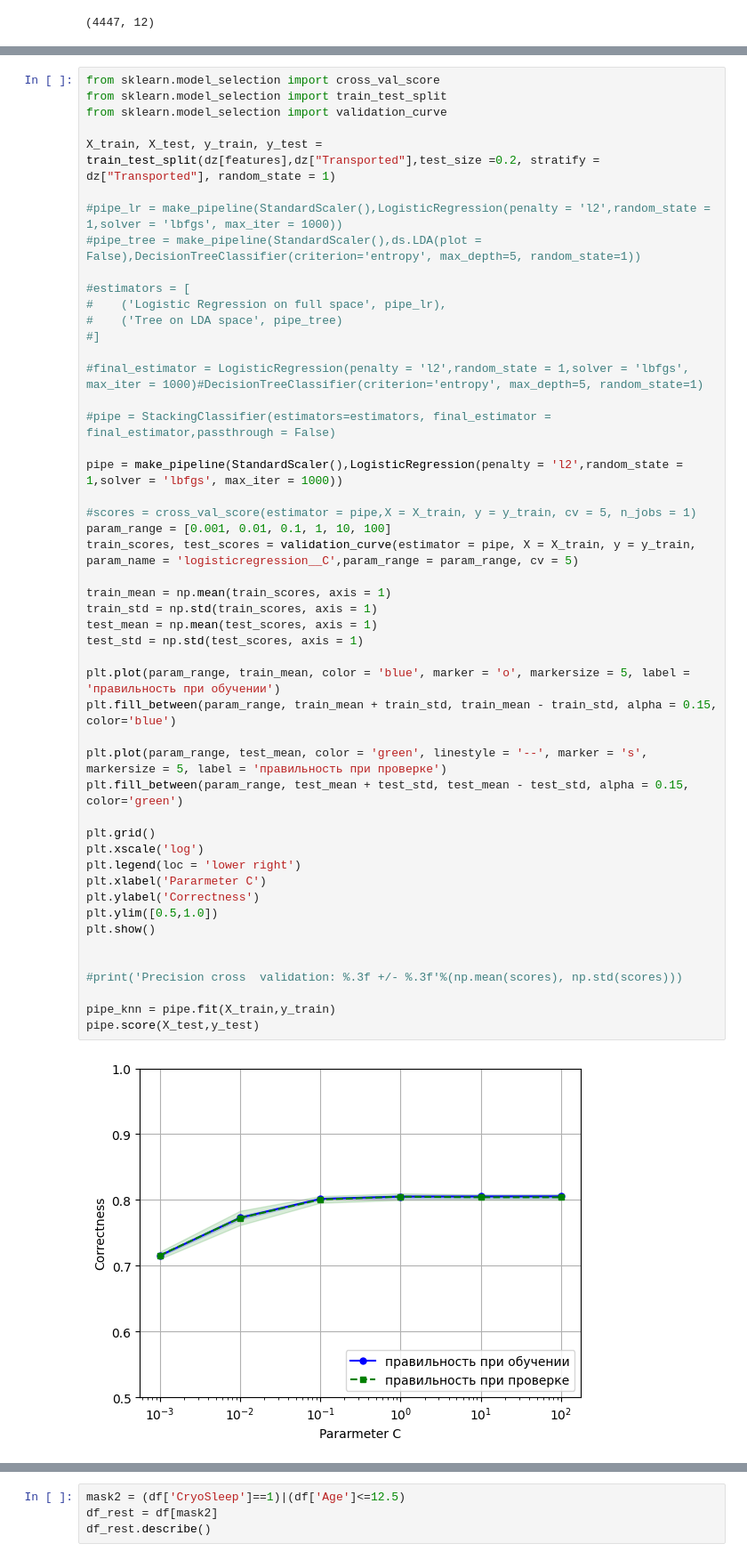
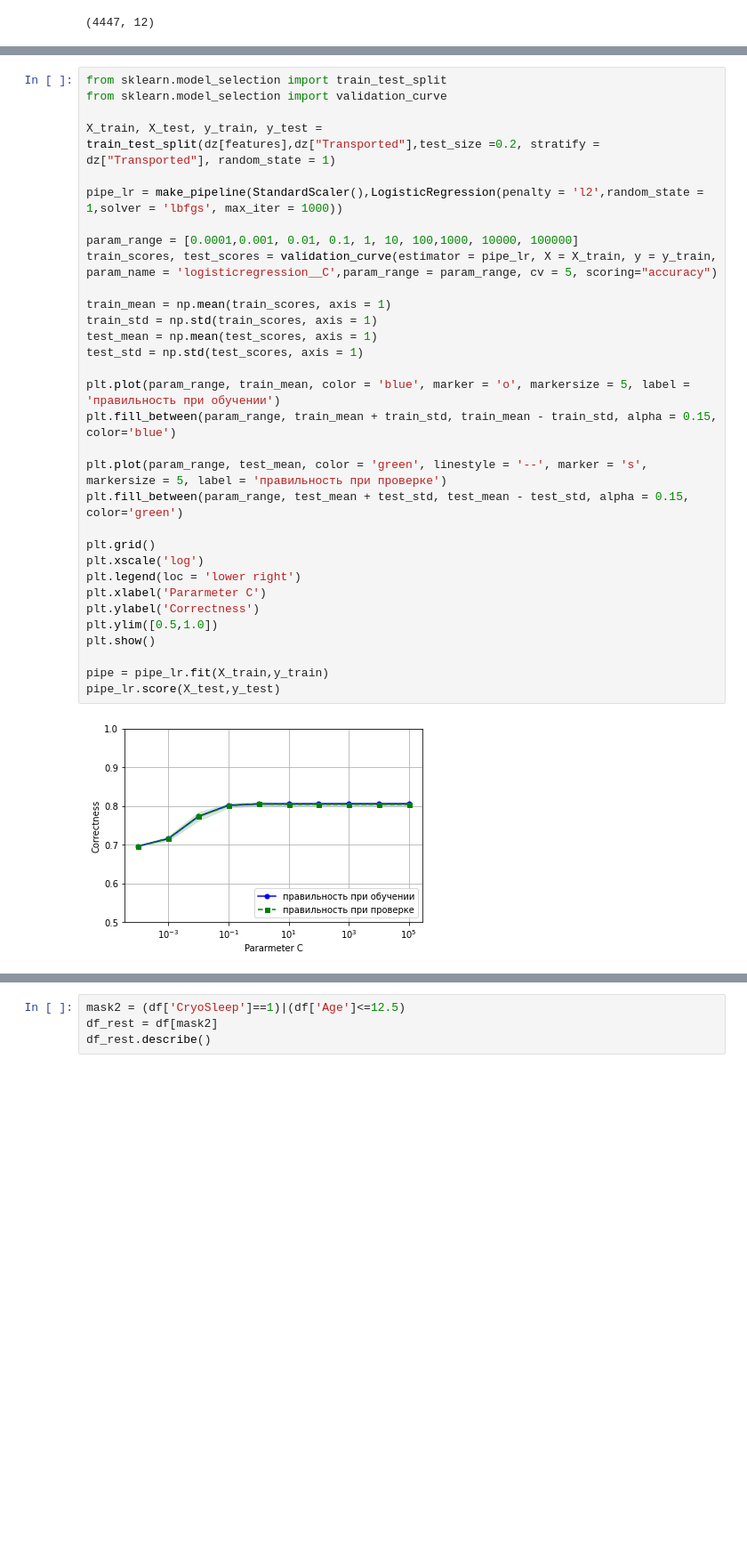
Before and after one commit to SergeyBubnov/spaceship, a Jupyter notebook: 6.ipynb, the cells around one changed output, grey strips where cells are left out. Shown at 89% size. Drawn from its saved outputs; the diff is of its cells as text; blank space fills up the shorter version.

```diff
--- a/6.ipynb
+++ b/6.ipynb
@@ -29,52 +29,35 @@ LDA
 # %%
-from sklearn.model_selection import cross_val_score
 from sklearn.model_selection import train_test_split
 from sklearn.model_selection import validation_curve
 
 X_train, X_test, y_train, y_test = train_test_split(dz[features],dz["Transported"],test_size =0.2, stratify = dz["Transported"], random_state = 1)
 
-#pipe_lr = make_pipeline(StandardScaler(),LogisticRegression(penalty = 'l2',random_state = 1,solver = 'lbfgs', max_iter = 1000))
-#pipe_tree = make_pipeline(StandardScaler(),ds.LDA(plot = False),DecisionTreeClassifier(criterion='entropy', max_depth=5, random_state=1))
+pipe_lr = make_pipeline(StandardScaler(),LogisticRegression(penalty = 'l2',random_state = 1,solver = 'lbfgs', max_iter = 1000))
 
-#estimators = [
-#    ('Logistic Regression on full space', pipe_lr),
-#    ('Tree on LDA space', pipe_tree)
-#]
-
-#final_estimator = LogisticRegression(penalty = 'l2',random_state = 1,solver = 'lbfgs', max_iter = 1000)#DecisionTreeClassifier(criterion='entropy', max_depth=5, random_state=1)
-
-#pipe = StackingClassifier(estimators=estimators, final_estimator = final_estimator,passthrough = False)
-
-pipe = make_pipeline(StandardScaler(),LogisticRegression(penalty = 'l2',random_state = 1,solver = 'lbfgs', max_iter = 1000))
-
-#scores = cross_val_score(estimator = pipe,X = X_train, y = y_train, cv = 5, n_jobs = 1)
-param_range = [0.001, 0.01, 0.1, 1, 10, 100]
-train_scores, test_scores = validation_curve(estimator = pipe, X = X_train, y = y_train, param_name = 'logisticregression__C',param_range = param_range, cv = 5)
+param_range = [0.0001,0.001, 0.01, 0.1, 1, 10, 100,1000, 10000, 100000]
+train_scores, test_scores = validation_curve(estimator = pipe_lr, X = X_train, y = y_train, param_name = 'logisticregression__C',param_range = param_range, cv = 5, scoring="accuracy")
 
 train_mean = np.mean(train_scores, axis = 1)
 train_std = np.std(train_scores, axis = 1)
 test_mean = np.mean(test_scores, axis = 1)
 test_std = np.std(test_scores, axis = 1)
 
 plt.plot(param_range, train_mean, color = 'blue', marker = 'o', markersize = 5, label = 'правильность при обучении')
 plt.fill_between(param_range, train_mean + train_std, train_mean - train_std, alpha = 0.15, color='blue')
 
 plt.plot(param_range, test_mean, color = 'green', linestyle = '--', marker = 's', markersize = 5, label = 'правильность при проверке')
 plt.fill_between(param_range, test_mean + test_std, test_mean - test_std, alpha = 0.15, color='green')
 
 plt.grid()
 plt.xscale('log')
 plt.legend(loc = 'lower right')
 plt.xlabel('Pararmeter C')
 plt.ylabel('Correctness')
 plt.ylim([0.5,1.0])
 plt.show()
 
-
-#print('Precision cross  validation: %.3f +/- %.3f'%(np.mean(scores), np.std(scores)))
-
-pipe_knn = pipe.fit(X_train,y_train)
-pipe.score(X_test,y_test)
+pipe = pipe_lr.fit(X_train,y_train)
+pipe_lr.score(X_test,y_test)
 # %% [output]
-[figure, old version]
+[figure, new version]
 0.7955056179775281
```
Also changed, not shown: parts of 18 cells of this notebook, 2 other files.
